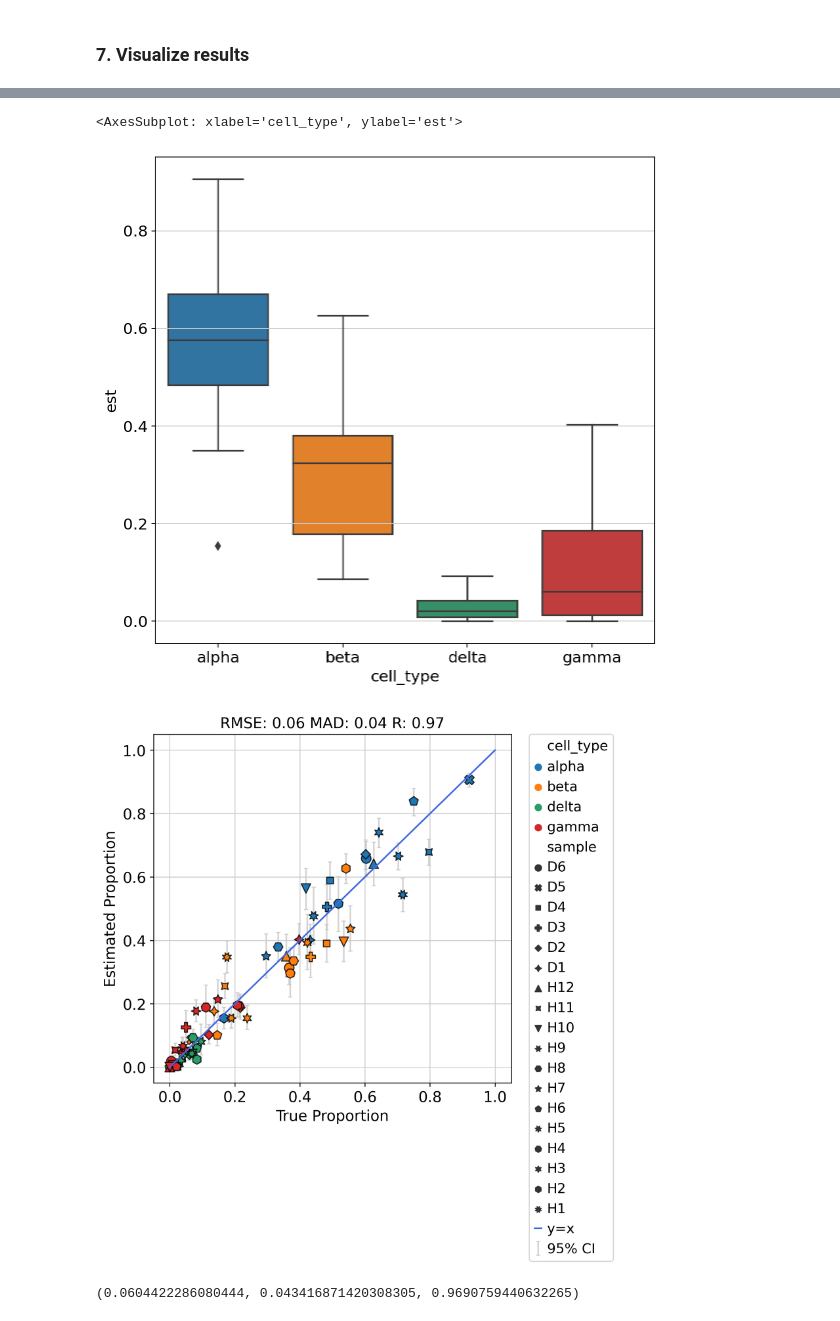
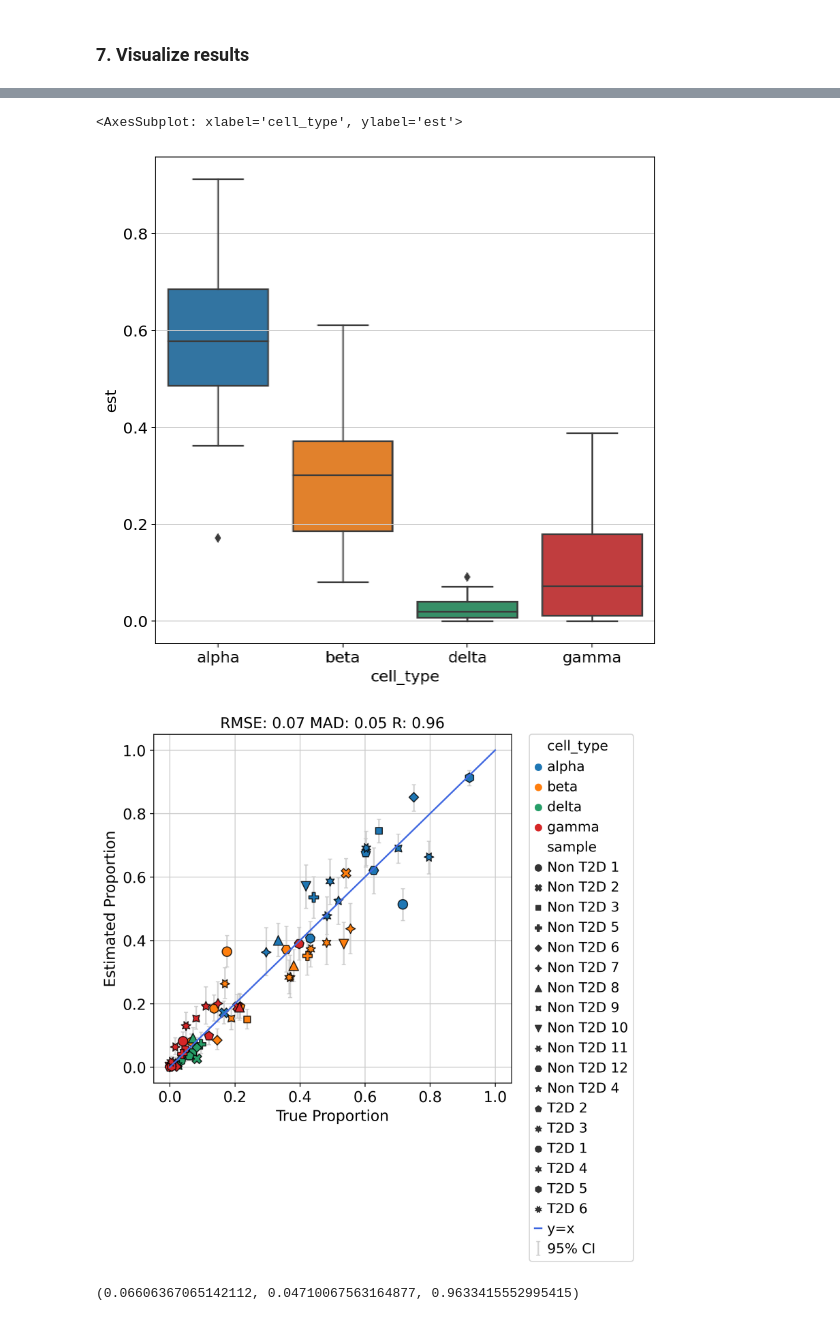
Before and after one commit to lutrarutra/deconv, a Jupyter notebook: examples/xin.ipynb, the cells around one changed output, grey strips where cells are left out. Drawn from its saved outputs; the diff is of its cells as text; code cells hidden in the pictures.

```diff
--- a/examples/xin.ipynb
+++ b/examples/xin.ipynb
@@ -17,9 +20,9 @@ import seaborn as sns
 # ExpressionSet: 'EMTABesethealthy.rds' (Single cell RNA-seq data of pancreatic islets from healthy individuals (Segerstolpe et al.))
 # Use the rds_to_csv.r script to convert to csv
 
-reference_file = "../../data/xin/sc.tsv"
-reference_mdata_file = "../../data/xin/pdata.tsv"
-bulk_file = "../../data/xin/bulk.tsv"
+reference_file = "../../data/xin/sc.txt"
+reference_mdata_file = "../../data/xin/pdata.txt"
+bulk_file = "../../data/xin/bulk.txt"
 cell_types = ["alpha", "delta", "gamma", "beta"]
 
 sc.settings.set_figure_params(figsize=(8,8), dpi=80, facecolor='white')
@@ -27,28 +30,29 @@ sc.settings.figdir = "../deconV/figures/"
 # %% [markdown]
 ### 1. Read data + basic QC
 # %%
-sadata = dv.tl.read_data(reference_file)
+adata = sc.read_csv(reference_file, first_column_names=True, delimiter="\t")
 
-pheno_df = pd.read_csv(reference_mdata_file, sep="\t", index_col=0)
+pheno_df = pd.read_table(reference_mdata_file, index_col=0)
 pheno_df.index.name = None
-common_cells = list(set(pheno_df.index.tolist()) & set(sadata.obs_names.tolist()))
+common_cells = list(set(pheno_df.index.tolist()) & set(adata.obs_names.tolist()))
 
-sadata = sadata[common_cells, :].copy()
+
+adata = adata[common_cells, :].copy()
 pheno_df = pheno_df.loc[common_cells, :].copy()
-sadata.obs["labels"] = pheno_df["cellType"].tolist()
-sadata.obs["labels"] = sadata.obs["labels"].astype("category")
+adata.obs["labels"] = pheno_df["cellType"].tolist()
+adata.obs["labels"] = adata.obs["labels"].astype("category")
 
-sadata = sadata[sadata.obs["labels"].astype("str").isin(cell_types), :].copy()
+adata = adata[adata.obs["labels"].astype("str").isin(cell_types), :].copy()
 
-print(sadata.obs.groupby("labels").size())
+print(adata.obs.groupby("labels").size())
 
-bulk_df = pd.read_csv(bulk_file, sep="\t", index_col=None)
+bulk_df = pd.read_table(bulk_file, index_col=None)
 if bulk_df.iloc[:,0].dtype == "O":
     bulk_df.set_index(bulk_df.columns[0], inplace=True)
 print(f"bulk RNA-seq data - samples: {bulk_df.shape[0]}, genes: {bulk_df.shape[1]}")
 
-sc.pp.filter_cells(sadata, min_genes=200)
-sc.pp.filter_genes(sadata, min_counts=100)
+sc.pp.filter_cells(adata, min_genes=200)
+sc.pp.filter_genes(adata, min_counts=100)
 # %% [output]
 labels
 alpha    443
@@ -60,8 +64,7 @@ bulk RNA-seq data - samples: 18, genes: 39849
 # %% [markdown]
 ### 2. Combine single-cell and bulk into same AnnData object
 # %%
-adata = dv.tl.combine(sadata, bulk_df)
-del sadata
+adata = dv.tl.combine(adata, bulk_df)
 
 adata.layers["counts"] = adata.X.copy()
 sc.pp.normalize_total(adata, target_sum=None)
@@ -160,17 +163,18 @@ sns.boxplot(
 )
 # %% [output]
 <AxesSubplot: xlabel='cell_type', ylabel='est'>
-[figure, old version]
+[figure, new version]
 # %%
 # Ground truth proportions
-true_df = pd.read_csv("../../data/xin/true.tsv", sep="\t", index_col=0)
+true_df = pd.read_table("../../data/xin/proportions.txt", index_col=0)
+true_df.sort_index(axis="columns", inplace=True)
 
 res_df = decon.get_results_df()
 res_df["true"] = true_df.melt()["value"]
 dv.pl.xypredictions(res_df, figsize=(6,6), dpi=150)
 # %% [output]
-[figure, old version]
+[figure, new version]
-(0.0604422286080444, 0.043416871420308305, 0.9690759440632265)
+(0.06606367065142112, 0.04710067563164877, 0.9633415552995415)
 # %%
 # Visualize objective function
 dv.pl.prediction_plot(decon, 1)
```
Also changed, not shown: parts of 5 cells of this notebook, 3 other files.
